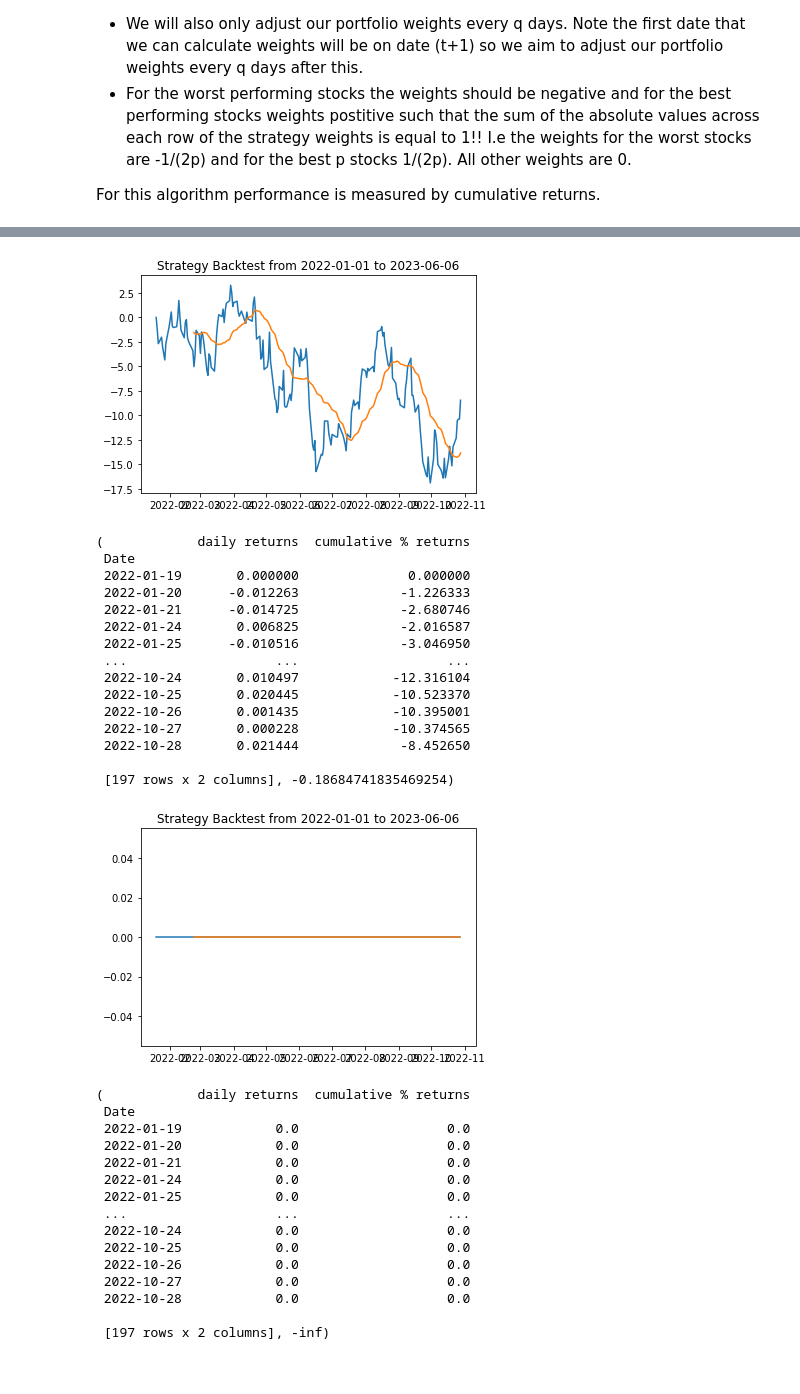
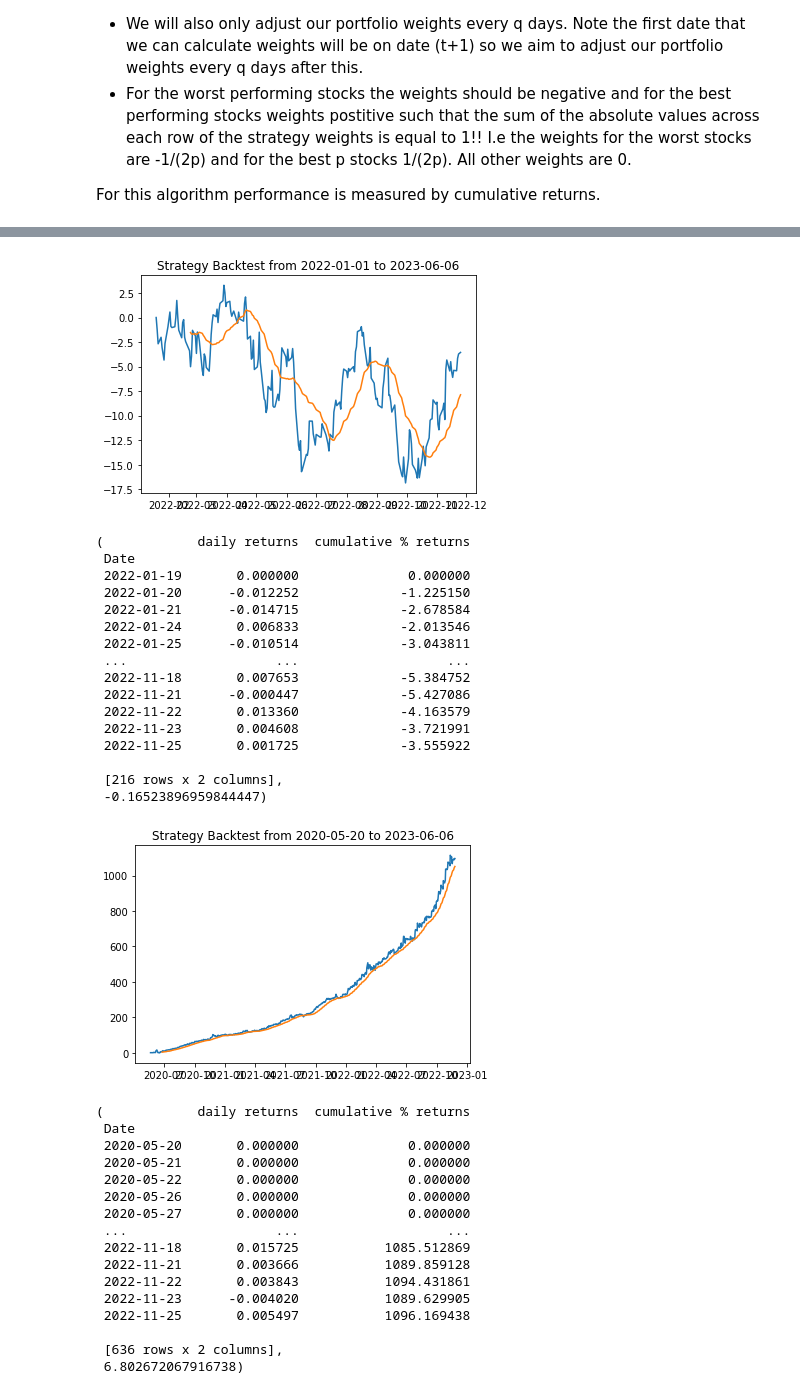
Before and after one commit to ben-marconi/systematic-trading, a Jupyter notebook: Systematic_2_including_examples.ipynb, the cells around one changed output, grey strips where cells are left out. Drawn from its saved outputs; the diff is of its cells as text; code cells hidden in the pictures.

```diff
--- a/Systematic_2_including_examples.ipynb
+++ b/Systematic_2_including_examples.ipynb
@@ -47,7 +43,7 @@ data.iloc[:, 0].isnull().sum()
 # %%
 def data_dropna():
   #  note the dataframe below has lots of NaN values because not all stocks were listed from 2016
-  return data.dropna()
+  return data.iloc[1:].dropna(axis=1)
 
 def data_dropna3(data, start = 1, end=None):
   if start < 1:
@@ -55,7 +51,7 @@ def data_dropna3(data, start = 1, end=None):
   if not end or end > data.shape[0]:
     end = data.shape[0]
   clean_data = data.iloc[start:end].dropna(axis=1)
-  print(f"Total NaNs: {clean_data.isnull().sum().sum()}")
+  #print(f"Total NaNs: {clean_data.isnull().sum().sum()}")
   return clean_data
 # %%
 clean = data_dropna3(data)
@@ -108,26 +102,27 @@ For this algorithm performance is measured by cumulative returns.
 # %%
 def strat_relative_momentum(start_date, end_date):
   ##### enter code below
-  t = 20
-  q = 20
+  t = 5
+  q = 5
   p = 10
   weight = 1/(2*p)
-  n_rows = data.shape[0]
+  n_rows = df.shape[0]
   momentum = df.pct_change(t)
   strat = pd.DataFrame(data = np.zeros([len(df),len(df.columns)])/len(df.columns),
                        index = df.index)
-
-
-  for i in range(21, n_rows, q):
+  tickers = dict()
+  for i, ticker in enumerate(df.columns):
+    tickers[ticker] = i
+  for i in range(q+1, n_rows):
       if i % q == 1:
-        date = str(momentum.index[i])[:10]
         row = momentum.iloc[i]
-        buy = row.nlargest(p)*weight
+        buy = row.nlargest(p)
         sell = row.nsmallest(p)
+      date = str(momentum.index[i-1])[:10]
       for stock in buy.index:
-        strat[stock, date] = weight
+        strat.at[date, tickers[stock]] = weight
       for stock in sell.index:
-        strat[stock, date] = -weight
+        strat.at[date, tickers[stock]] = -weight
   return strat
 # %%
 momentum = clean["Adj Close"].pct_change(20)
@@ -183,39 +177,41 @@ def strategy(start_date, end_date,
 # %%
 strategy("2022-01-01", "2023-06-06") # example for buy and hold strategy after removing all dates with NaN values
 # %% [output]
-[figure, old version]
+[figure, new version]
 (            daily returns  cumulative % returns
  Date
  2022-01-19       0.000000              0.000000
- 2022-01-20      -0.012263             -1.226333
- 2022-01-21      -0.014725             -2.680746
- 2022-01-24       0.006825             -2.016587
- 2022-01-25      -0.010516             -3.046950
+ 2022-01-20      -0.012252             -1.225150
+ 2022-01-21      -0.014715             -2.678584
+ 2022-01-24       0.006833             -2.013546
+ 2022-01-25      -0.010514             -3.043811
  ...                   ...                   ...
- 2022-10-24       0.010497            -12.316104
- 2022-10-25       0.020445            -10.523370
- 2022-10-26       0.001435            -10.395001
- 2022-10-27       0.000228            -10.374565
- 2022-10-28       0.021444             -8.452650
+ 2022-11-18       0.007653             -5.384752
+ 2022-11-21      -0.000447             -5.427086
+ 2022-11-22       0.013360             -4.163579
+ 2022-11-23       0.004608             -3.721991
+ 2022-11-25       0.001725             -3.555922
 
- [197 rows x 2 columns], -0.18684741835469254)
+ [216 rows x 2 columns],
+ -0.16523896959844447)
 # %%
  # use this cell to backtest your own strategy. make sure to change the function names
-strategy("2022-01-01", "2023-06-06", strat_func = strat_insert_team_name, data_func = data_enter_team_name)
+strategy("2020-05-20", "2023-06-06", strat_func = strat_relative_momentum, data_func = data_dropna)
 # %% [output]
-[figure, old version]
+[figure, new version]
 (            daily returns  cumulative % returns
  Date
- 2022-01-19            0.0                   0.0
- 2022-01-20            0.0                   0.0
- 2022-01-21            0.0                   0.0
- 2022-01-24            0.0                   0.0
- 2022-01-25            0.0                   0.0
+ 2020-05-20       0.000000              0.000000
+ 2020-05-21       0.000000              0.000000
+ 2020-05-22       0.000000              0.000000
+ 2020-05-26       0.000000              0.000000
+ 2020-05-27       0.000000              0.000000
  ...                   ...                   ...
- 2022-10-24            0.0                   0.0
- 2022-10-25            0.0                   0.0
- 2022-10-26            0.0                   0.0
- 2022-10-27            0.0                   0.0
- 2022-10-28            0.0                   0.0
+ 2022-11-18       0.015725           1085.512869
+ 2022-11-21       0.003666           1089.859128
+ 2022-11-22       0.003843           1094.431861
+ 2022-11-23      -0.004020           1089.629905
+ 2022-11-25       0.005497           1096.169438
 
- [197 rows x 2 columns], -inf)
+ [636 rows x 2 columns],
+ 6.802672067916738)
```
Also changed, not shown: parts of 5 cells of this notebook.
